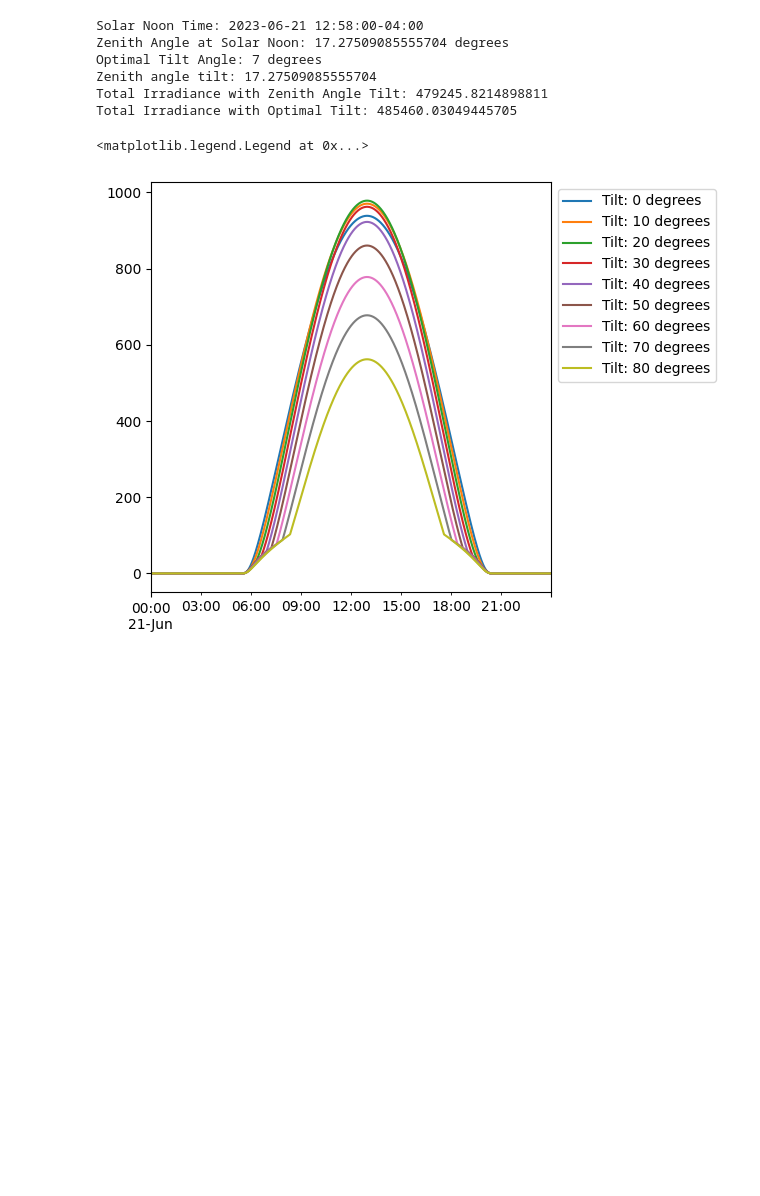
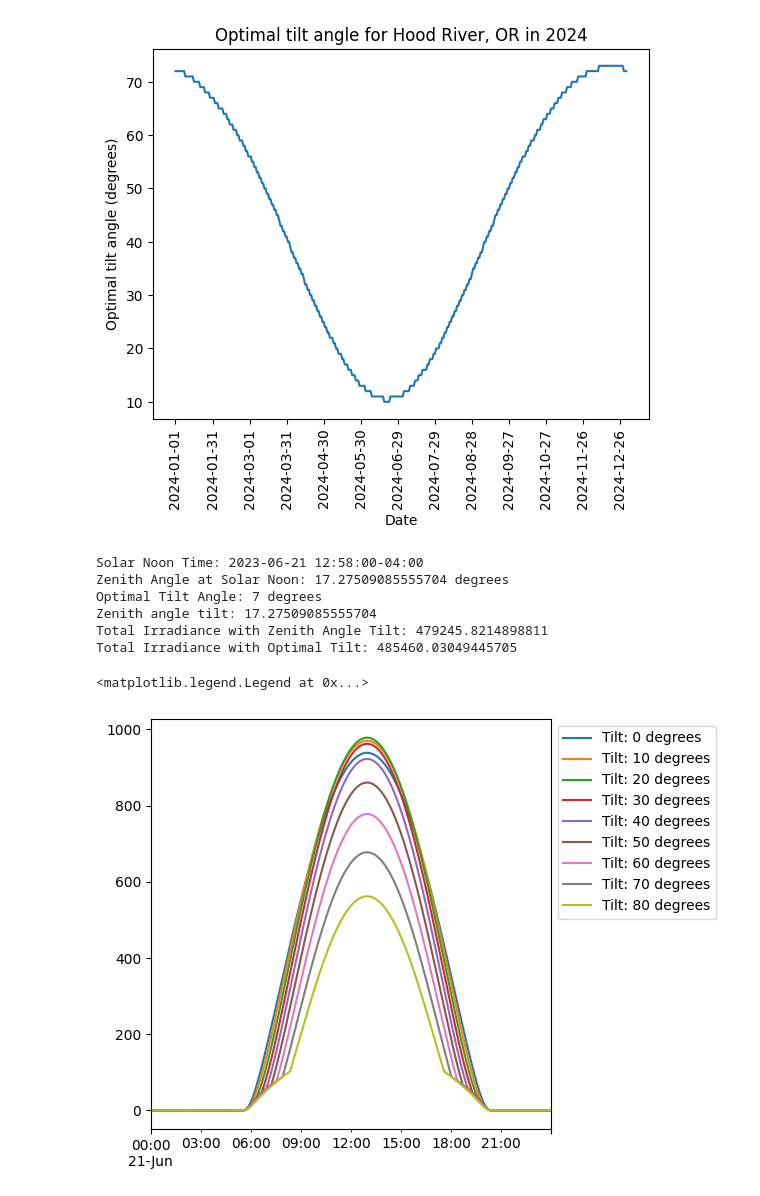
Before and after one commit to natecostello/pv-partial-shading, a Jupyter notebook: optimal-solar-tilt.ipynb, the cells around one changed output. Cells and saved outputs as stored; diff of their text form; code cells hidden in the pictures; blank space fills up the shorter version.

```diff
--- a/optimal-solar-tilt.ipynb
+++ b/optimal-solar-tilt.ipynb
@@ -9,3 +109,24 @@ import matplotlib.pyplot as plt
+# %%
+days = pd.date_range(start='2024-01-01', end='2024-12-31', freq='D')
+days = days.strftime('%Y-%m-%d')
+
+# Hood River, Oregon
+latitude = 45.7
+longitude = -121.5
+altitude = 70
+
+
+tilts = [get_optimal_tilt(latitude, longitude, altitude, day) for day in days]
+# %%
+plt.plot(days, tilts)
+plt.xlabel('Date')
+plt.ylabel('Optimal tilt angle (degrees)')
+plt.title('Optimal tilt angle for Hood River, OR in 2024')
+# format the x axis ticks
+plt.xticks(np.arange(0, len(days), step=30), rotation=90)
+plt.show()
+# %% [output]
+[figure, added]
 # %%
 
 # Specify your location and date
```
Also changed, not shown: parts of 4 cells of this notebook, 1 other file.
